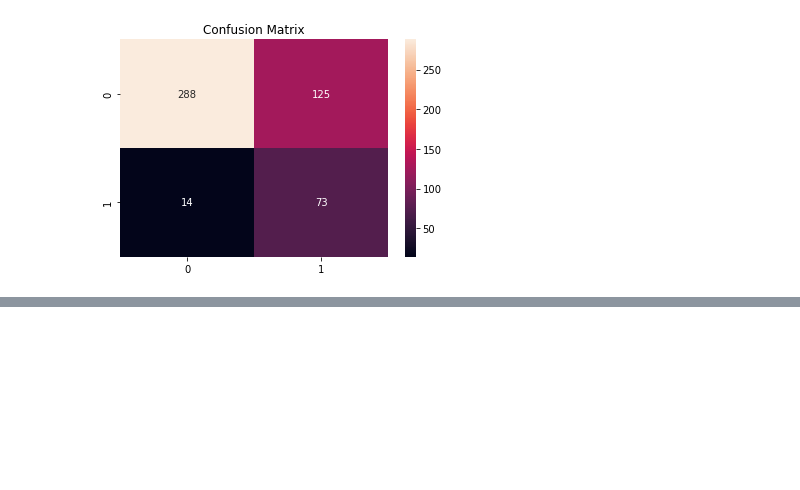
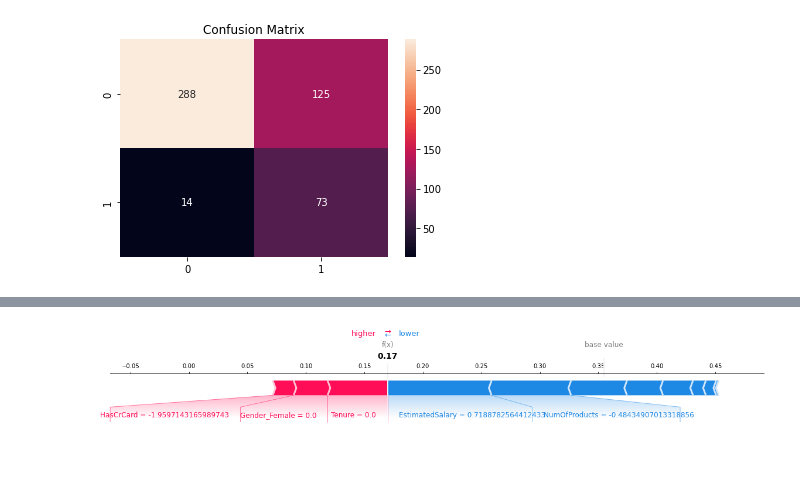
Before and after one commit to olihofmann/cas-aml, a Jupyter notebook: customer-churn-prediction/neuronal_network.ipynb, the cells around one changed output, grey strips where cells are left out. Drawn from its saved outputs; the diff is of its cells as text; code cells hidden in the pictures; blank space fills up the shorter version.

Commit message:
Interpret the neuronal model

```diff
--- a/customer-churn-prediction/neuronal_network.ipynb
+++ b/customer-churn-prediction/neuronal_network.ipynb
@@ -182,0 +185,3 @@ plt.show()
+# %%
+X_explain = pd.DataFrame(X_train_onehot_scaled, columns=["Age", "Tenure", "NumOfProducts", "HasCrCard", "IsActiveMember", "CreditScore", "Balance", "EstimatedSalary", "Gender_Female", "Gender_Male", "Geography_Spain", "Geography_France", "Geography_Germany"])
+X_explain.head()
@@ -182,0 +198,7 @@ plt.show()
+# %%
+shap.initjs()
+explainer = shap.KernelExplainer(nn_model, X_explain.iloc[:50])
+shap_values = explainer.shap_values(X_explain.iloc[299,:], nsamples=500)
+
+shap.force_plot(explainer.expected_value, shap_values[0], X_explain.iloc[299,:], matplotlib=True)
+# %% [output]
@@ -182,0 +206 @@ plt.show()
+[figure, added]
```
Also changed, not shown: parts of 8 cells of this notebook, 1 other file.
